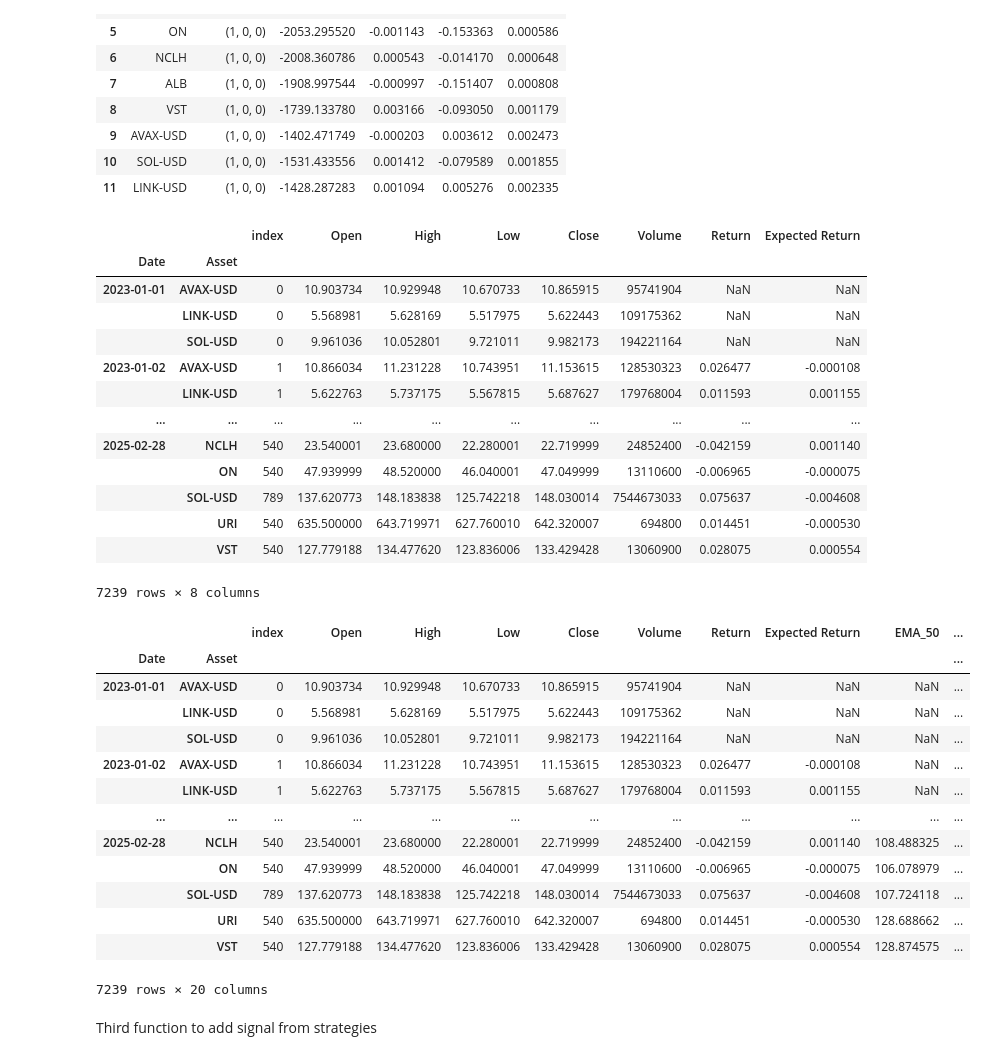
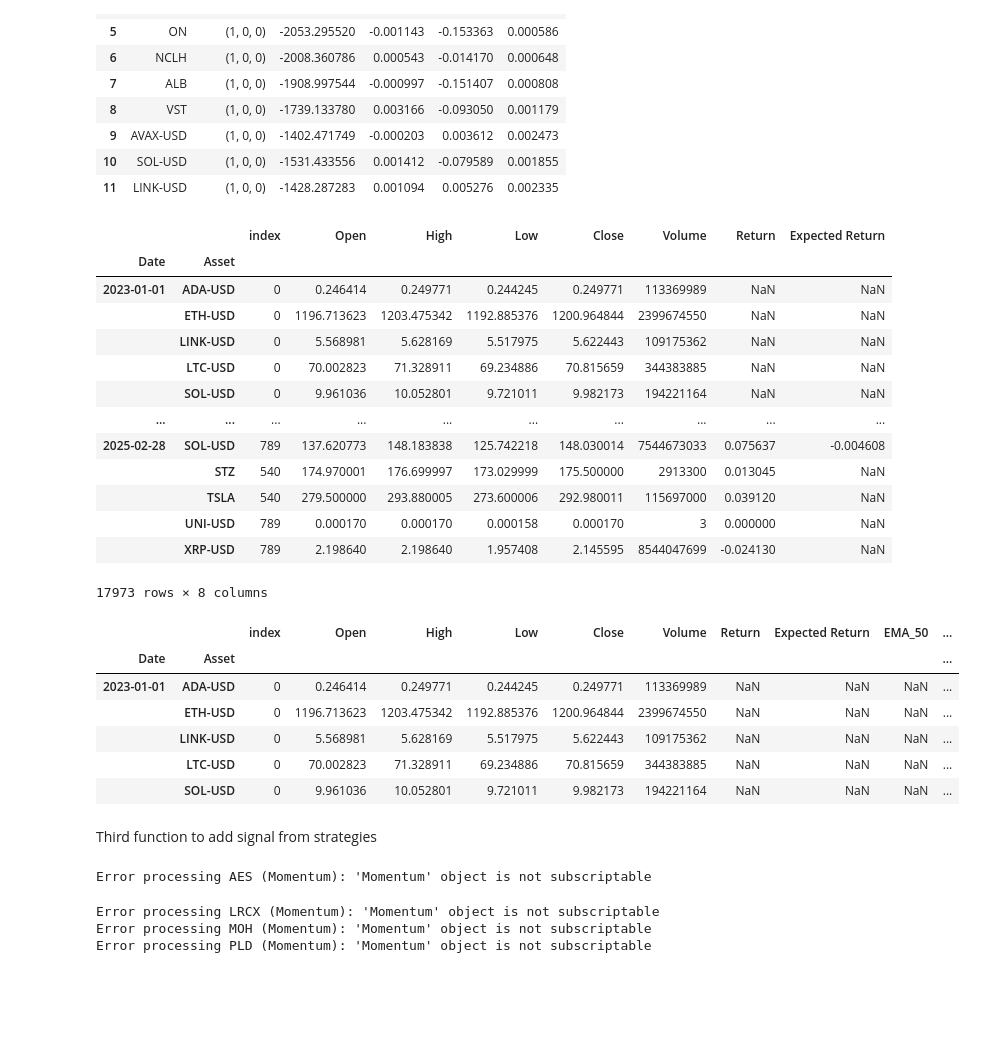
Before and after one commit to shaeanneeu/cryptoto, a Jupyter notebook: notebooks/autotrade_mechanism.ipynb, the cells around one changed output. Cells and saved outputs as stored; diff of their text form; code cells hidden in the pictures; blank space fills up the shorter version.

```diff
--- a/notebooks/autotrade_mechanism.ipynb
+++ b/notebooks/autotrade_mechanism.ipynb
@@ -54,6 +54,7 @@ classname_to_filename = {
     "VolumeSpikeReversal": "volume_spike_reversal",
 }
 
-strategy_map = pd.read_csv("../data/processed/asset_strategies.csv").set_index("asset")
-strategy_map
+#CHANGE FILE HERE
+strategy_map = pd.read_csv("../data/experiments/asset_strategies_2_months_with_tpsl.csv")
+strategy_map.head()
 # %% [output]
@@ -73,0 +68,6 @@ strategy_map
+# %%
+idx= strategy_map.groupby("Asset")["Return [%]"].idxmax()
+best = strategy_map.loc[idx]
+strategy_map_new = best[["Asset", "Weight", "Strategy", "Return [%]"]]
+strategy_map_new = strategy_map_new.set_index("Asset")
+strategy_map_new
@@ -90,9 +109,8 @@ def get_asset_df(strategy_map, start, end):
     df_all = pd.concat(df_list).set_index(["Date", "Asset"]).sort_index()
     return df_all
 # %%
-asset_df = get_asset_df(strategy_map=strategy_map, start="2023-01-01", end="2025-03-01")
-
-asset_df.head(10)
+asset_df = get_asset_df(strategy_map=strategy_map_new, start="2023-01-01", end="2025-03-01")
+asset_df.head()
 # %% [output]
 |  |  | index | Open | High | Low | Close | Volume |
 | Date | Asset |  |  |  |  |  |  |
@@ -161,18 +174,18 @@ asset_df_with_AR
 # %% [output]
 |  |  | index | Open | High | Low | Close | Volume | Return | Expected Return |
 | Date | Asset |  |  |  |  |  |  |  |  |
-| 2023-01-01 | AVAX-USD | 0 | 10.903734 | 10.929948 | 10.670733 | 10.865915 | 95741904 | NaN | NaN |
+| 2023-01-01 | ADA-USD | 0 | 0.246414 | 0.249771 | 0.244245 | 0.249771 | 113369989 | NaN | NaN |
+|  | ETH-USD | 0 | 1196.713623 | 1203.475342 | 1192.885376 | 1200.964844 | 2399674550 | NaN | NaN |
 |  | LINK-USD | 0 | 5.568981 | 5.628169 | 5.517975 | 5.622443 | 109175362 | NaN | NaN |
+|  | LTC-USD | 0 | 70.002823 | 71.328911 | 69.234886 | 70.815659 | 344383885 | NaN | NaN |
 |  | SOL-USD | 0 | 9.961036 | 10.052801 | 9.721011 | 9.982173 | 194221164 | NaN | NaN |
-| 2023-01-02 | AVAX-USD | 1 | 10.866034 | 11.231228 | 10.743951 | 11.153615 | 128530323 | 0.026477 | -0.000108 |
-|  | LINK-USD | 1 | 5.622763 | 5.737175 | 5.567815 | 5.687627 | 179768004 | 0.011593 | 0.001155 |
 | ... | ... | ... | ... | ... | ... | ... | ... | ... | ... |
-| 2025-02-28 | NCLH | 540 | 23.540001 | 23.680000 | 22.280001 | 22.719999 | 24852400 | -0.042159 | 0.001140 |
-|  | ON | 540 | 47.939999 | 48.520000 | 46.040001 | 47.049999 | 13110600 | -0.006965 | -0.000075 |
-|  | SOL-USD | 789 | 137.620773 | 148.183838 | 125.742218 | 148.030014 | 7544673033 | 0.075637 | -0.004608 |
-|  | URI | 540 | 635.500000 | 643.719971 | 627.760010 | 642.320007 | 694800 | 0.014451 | -0.000530 |
-|  | VST | 540 | 127.779188 | 134.477620 | 123.836006 | 133.429428 | 13060900 | 0.028075 | 0.000554 |
+| 2025-02-28 | SOL-USD | 789 | 137.620773 | 148.183838 | 125.742218 | 148.030014 | 7544673033 | 0.075637 | -0.004608 |
+|  | STZ | 540 | 174.970001 | 176.699997 | 173.029999 | 175.500000 | 2913300 | 0.013045 | NaN |
+|  | TSLA | 540 | 279.500000 | 293.880005 | 273.600006 | 292.980011 | 115697000 | 0.039120 | NaN |
+|  | UNI-USD | 789 | 0.000170 | 0.000170 | 0.000158 | 0.000170 | 3 | 0.000000 | NaN |
+|  | XRP-USD | 789 | 2.198640 | 2.198640 | 1.957408 | 2.145595 | 8544047699 | -0.024130 | NaN |
-7239 rows × 8 columns
+17973 rows × 8 columns
 # %%
 def calculate_technical_indicators(df):
     df = df.copy()
@@ -211,22 +224,15 @@ def calculate_technical_indicators(df):
     return df
 # %%
 enriched_df = calculate_technical_indicators(asset_df_with_AR)
-enriched_df
+enriched_df.head()
 # %% [output]
 |  |  | index | Open | High | Low | Close | Volume | Return | Expected Return | EMA_50 | ... |
 | Date | Asset |  |  |  |  |  |  |  |  |  | ... |
-| 2023-01-01 | AVAX-USD | 0 | 10.903734 | 10.929948 | 10.670733 | 10.865915 | 95741904 | NaN | NaN | NaN | ... |
+| 2023-01-01 | ADA-USD | 0 | 0.246414 | 0.249771 | 0.244245 | 0.249771 | 113369989 | NaN | NaN | NaN | ... |
+|  | ETH-USD | 0 | 1196.713623 | 1203.475342 | 1192.885376 | 1200.964844 | 2399674550 | NaN | NaN | NaN | ... |
 |  | LINK-USD | 0 | 5.568981 | 5.628169 | 5.517975 | 5.622443 | 109175362 | NaN | NaN | NaN | ... |
+|  | LTC-USD | 0 | 70.002823 | 71.328911 | 69.234886 | 70.815659 | 344383885 | NaN | NaN | NaN | ... |
 |  | SOL-USD | 0 | 9.961036 | 10.052801 | 9.721011 | 9.982173 | 194221164 | NaN | NaN | NaN | ... |
-| 2023-01-02 | AVAX-USD | 1 | 10.866034 | 11.231228 | 10.743951 | 11.153615 | 128530323 | 0.026477 | -0.000108 | NaN | ... |
-|  | LINK-USD | 1 | 5.622763 | 5.737175 | 5.567815 | 5.687627 | 179768004 | 0.011593 | 0.001155 | NaN | ... |
-| ... | ... | ... | ... | ... | ... | ... | ... | ... | ... | ... | ... |
-| 2025-02-28 | NCLH | 540 | 23.540001 | 23.680000 | 22.280001 | 22.719999 | 24852400 | -0.042159 | 0.001140 | 108.488325 | ... |
-|  | ON | 540 | 47.939999 | 48.520000 | 46.040001 | 47.049999 | 13110600 | -0.006965 | -0.000075 | 106.078979 | ... |
-|  | SOL-USD | 789 | 137.620773 | 148.183838 | 125.742218 | 148.030014 | 7544673033 | 0.075637 | -0.004608 | 107.724118 | ... |
-|  | URI | 540 | 635.500000 | 643.719971 | 627.760010 | 642.320007 | 694800 | 0.014451 | -0.000530 | 128.688662 | ... |
-|  | VST | 540 | 127.779188 | 134.477620 | 123.836006 | 133.429428 | 13060900 | 0.028075 | 0.000554 | 128.874575 | ... |
-7239 rows × 20 columns
 # %% [markdown]
 Third function to add signal from strategies
 # %%
@@ -263,7 +269,12 @@ def load_data_and_apply_strategies(df_all, strategy_map):
     df_with_signals = pd.concat(df_list).set_index(["Date", "Asset"]).sort_index()
     return df_with_signals
 # %%
-df_with_signals = load_data_and_apply_strategies(enriched_df, strategy_map)
+df_with_signals = load_data_and_apply_strategies(enriched_df, strategy_map_new)
+# %% [output]
+Error processing AES (Momentum): 'Momentum' object is not subscriptable
+Error processing LRCX (Momentum): 'Momentum' object is not subscriptable
+Error processing MOH (Momentum): 'Momentum' object is not subscriptable
+Error processing PLD (Momentum): 'Momentum' object is not subscriptable
 # %%
 valid_df_with_signals = df_with_signals.loc[df_with_signals.index.get_level_values('Date') >= '2025-01-01']
 valid_df_with_signals
```
Also changed, not shown: parts of 12 cells of this notebook.
